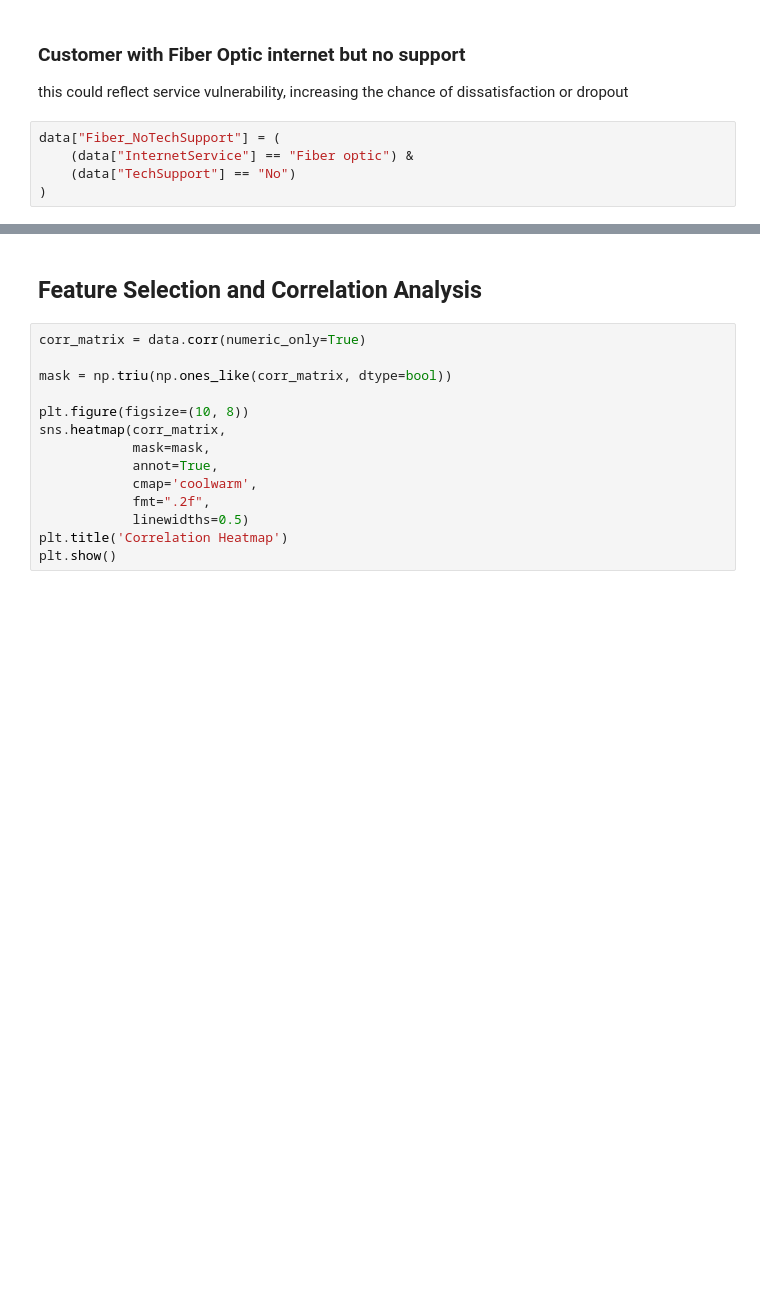
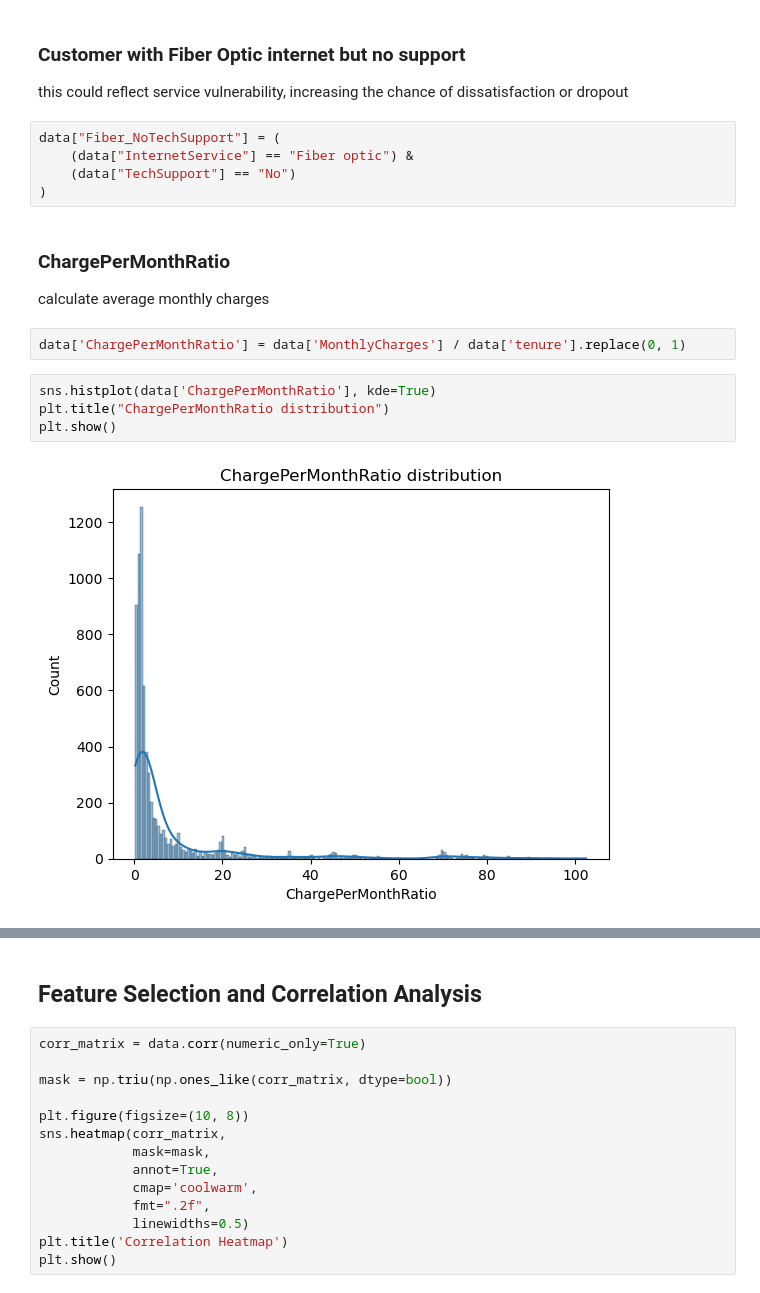
Before and after one commit to mewpunyapat/customer-churn-prediction, a Jupyter notebook: notebooks/feature_engineering.ipynb, the cells around one changed output, grey strips where cells are left out. Drawn from its saved outputs; the diff is of its cells as text; blank space fills up the shorter version.

```diff
--- a/notebooks/feature_engineering.ipynb
+++ b/notebooks/feature_engineering.ipynb
@@ -130,3 +130,14 @@ data["Fiber_NoTechSupport"] = (
     (data["InternetService"] == "Fiber optic") &
     (data["TechSupport"] == "No")
 )
+# %% [markdown]
+### ChargePerMonthRatio
+calculate average monthly charges
+# %%
+data['ChargePerMonthRatio'] = data['MonthlyCharges'] / data['tenure'].replace(0, 1)
+# %%
+sns.histplot(data['ChargePerMonthRatio'], kde=True)
+plt.title("ChargePerMonthRatio distribution")
+plt.show()
+# %% [output]
+[figure, added]
```
Also changed, not shown: parts of 7 cells of this notebook, 2 other files.
